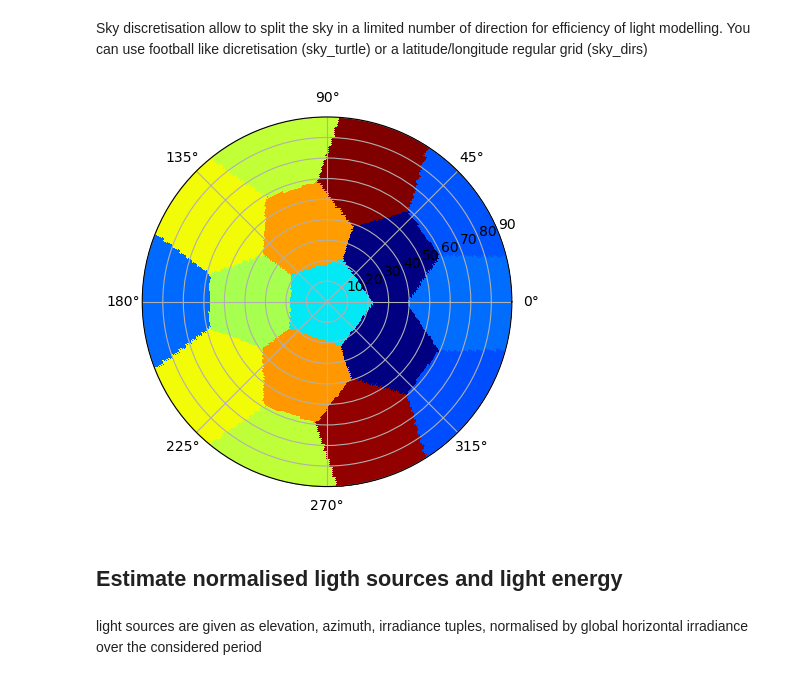
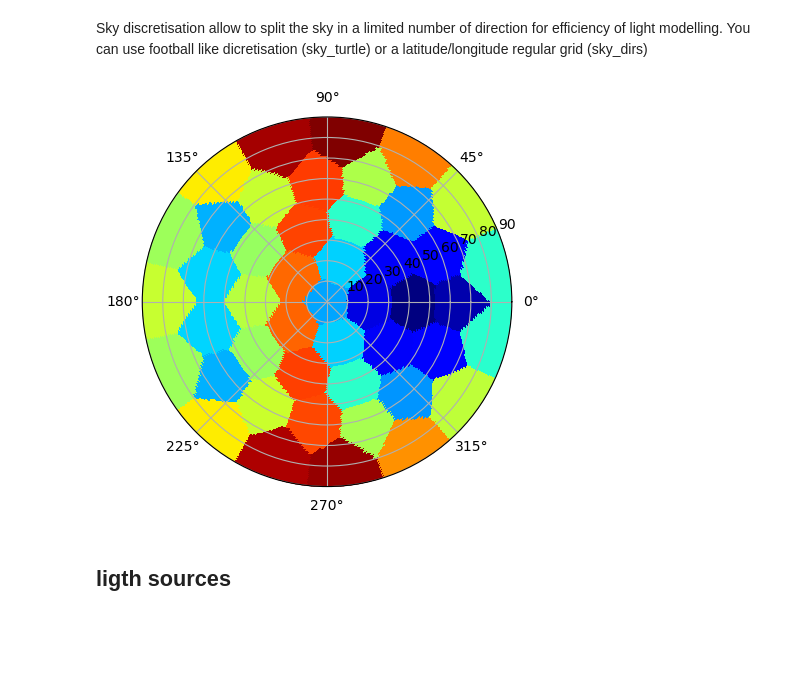
Before and after one commit to openalea-incubator/astk, a Jupyter notebook: example/notebooks/Sky luminance.ipynb, the cells around one changed output. Cells and saved outputs as stored; diff of their text form; code cells hidden in the pictures; blank space fills up the shorter version.

Commit message:
debug/improve luminance tutorial

```diff
--- a/example/notebooks/Sky luminance.ipynb
+++ b/example/notebooks/Sky luminance.ipynb
@@ -39,7 +39,7 @@ sky_irr
 * For other strategies, see 'sky_luminance modeling strategies' companion tutorial
 # %%
 grid=sky_grid()
-lum=sky_luminance(grid, 'all_weather', sky_irr)
+lum=sky_luminance(grid, 'all_weather', sky_irr, 'MJ')
 # %%
 show_sky(grid, lum)
 # %% [output]
@@ -50,13 +50,11 @@ show_sky(grid, lum)
 Sky discretisation allow to split the sky in a limited number of direction for efficiency of light modelling.
 You can use football like dicretisation (sky_turtle) or a latitude/longitude regular grid (sky_dirs)
 # %%
-sectors = sky_turtle(16)
+sectors = sky_turtle(46)
 # sectors=sky_dirs(30,30)
-skylights, skymap = sky_map(grid, lum, sectors)
+sky_sources, skymap = sky_map(grid, lum, sectors)
 show_sky(grid,skymap)
 # %% [output]
-[figure, old version]
+[figure, new version]
 # %% [markdown]
-## Estimate normalised ligth sources and light energy
+##  ligth sources
-# %% [markdown]
-light sources are given as elevation, azimuth, irradiance tuples, normalised by global horizontal irradiance over the considered period
```
Also changed, not shown: parts of 5 cells of this notebook, 2 other files.
